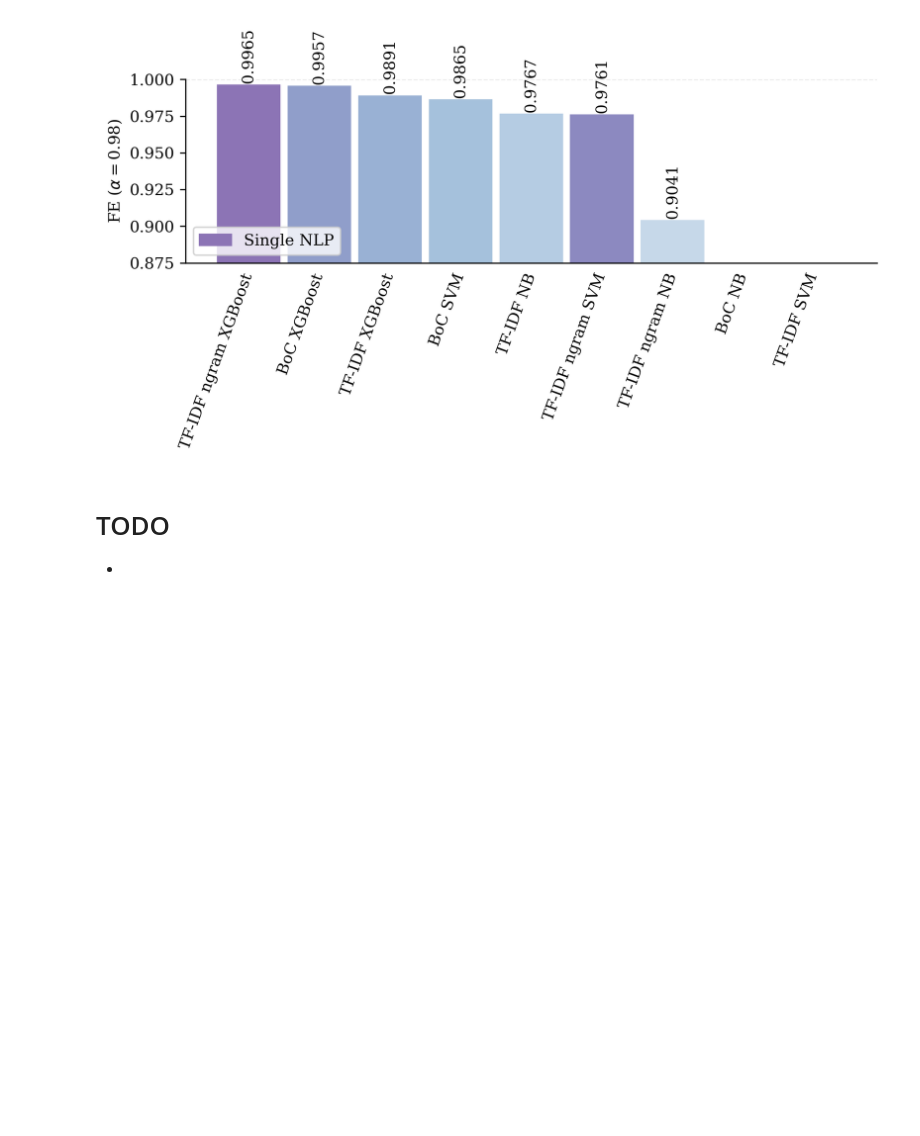
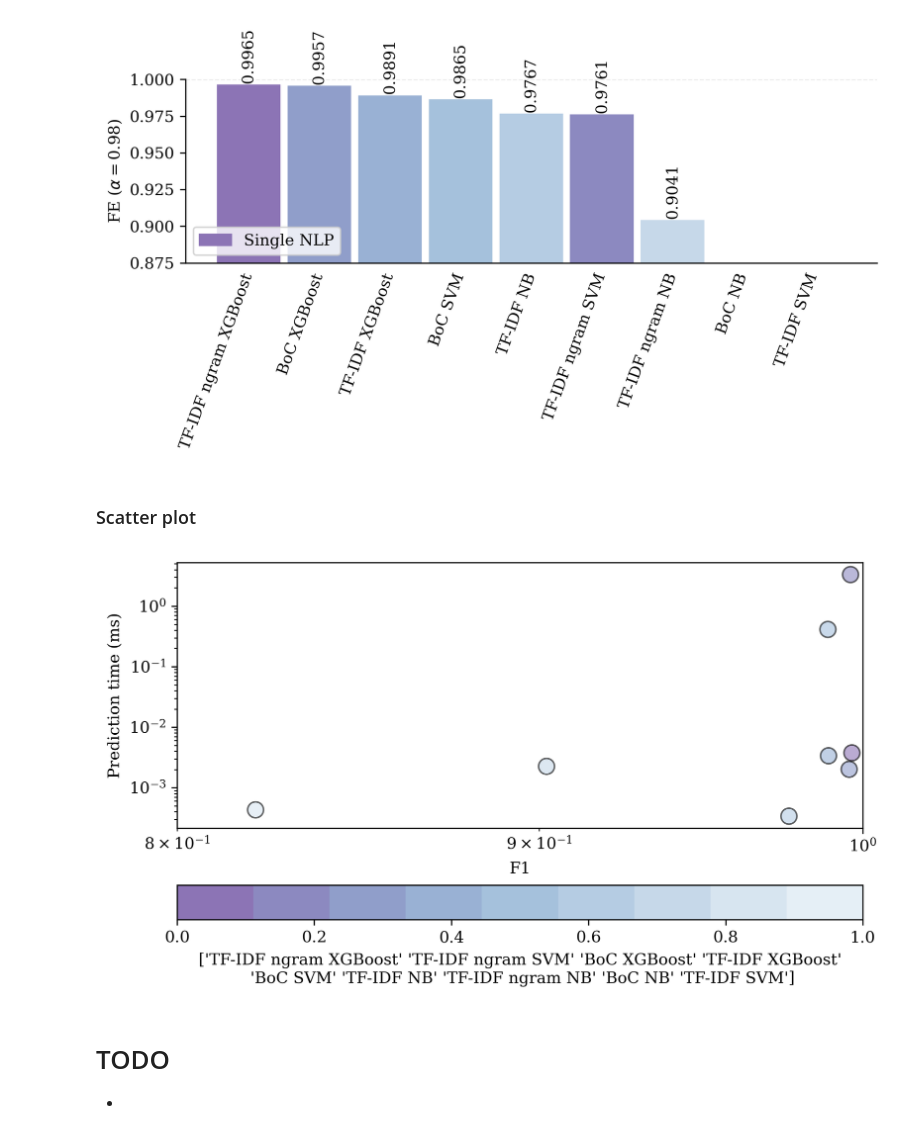
Before and after one commit to gdrlab/dpu-sqli-detection, a Jupyter notebook: utils/Demonstrate_test_results.ipynb, the cells around one changed output. Cells and saved outputs as stored; diff of their text form; code cells hidden in the pictures; blank space fills up the shorter version.

Commit message:
scatter

```diff
--- a/utils/Demonstrate_test_results.ipynb
+++ b/utils/Demonstrate_test_results.ipynb
@@ -533,3 +531,59 @@ if SAVE_OUTPUTS:
 # %% [output]
 [figure]
 [figure]
+# %% [markdown]
+### Scatter plot
+# %%
+#Scatter plot speed vs F1
+from sklearn import preprocessing
+
+current_figure_name = 'speed_vs_f1_scatter.png'
+
+#df_small = df.sort_values(['category','f1'],ascending=[True, False])
+df_small = df.sort_values('f1_score',ascending=False)
+
+min_max_scaler = preprocessing.MinMaxScaler()
+x_scaled = min_max_scaler.fit_transform(1.0000 - df_small['pred_time'].to_numpy().reshape(-1, 1))
+df_small['inference scaled'] = x_scaled
+f1 = df_small['f1_score']
+t_pred = df_small['pred_time']
+
+colors = df_small.loc[:,'color'].values
+colors = [list(colors[i][0]) for i in range(len(colors))]
+df_small = rename_table_labels(df_small)
+
+# legend
+color_cat_1 = np.asarray(df_small[df_small['category']=='classic_ml']
+                         .head(1)['color'].values[0][0], dtype=np.float32)
+legend_cat_1 = mpatches.Patch(color=color_cat_1, label='Single NLP')
+
+# Figure
+fig, ax = plt.subplots(figsize=(7, 4))
+#my_plot_bar(df_small,ax,'FE_100')
+plt.scatter(f1, t_pred, s=100, alpha=0.6, edgecolor='black', linewidth=1, color=colors)
+
+#ax.set(ylim=(0.0002133462738189675, 0.015607442342392))
+ax.set(xlim=(0.8, 1))
+ax.set_ylabel('Prediction time (ms)')
+ax.set_yscale('log')
+ax.set_xlabel('F1')
+ax.set_xscale('log')
+#ax.set_xlabel(r'$\alpha=$' + f'{alpha}')
+#ax.legend(handles=[legend_cat_1],  loc='lower left')
+ticks = df_small.Method.values
+cmap = (matplotlib.colors.ListedColormap(colors))
+plt.colorbar(
+    matplotlib.cm.ScalarMappable(cmap=cmap),
+    #cax=ax,
+    #extend='both',
+    ticks=None,
+    #spacing='proportional',
+    orientation='horizontal',
+    label=str(ticks),
+)
+
+fig.tight_layout()
+if SAVE_OUTPUTS:
+    ax.get_figure().savefig(figure_folder / current_figure_name)
+# %% [output]
+[figure, added]
```
Also changed, not shown: parts of 4 cells of this notebook.
